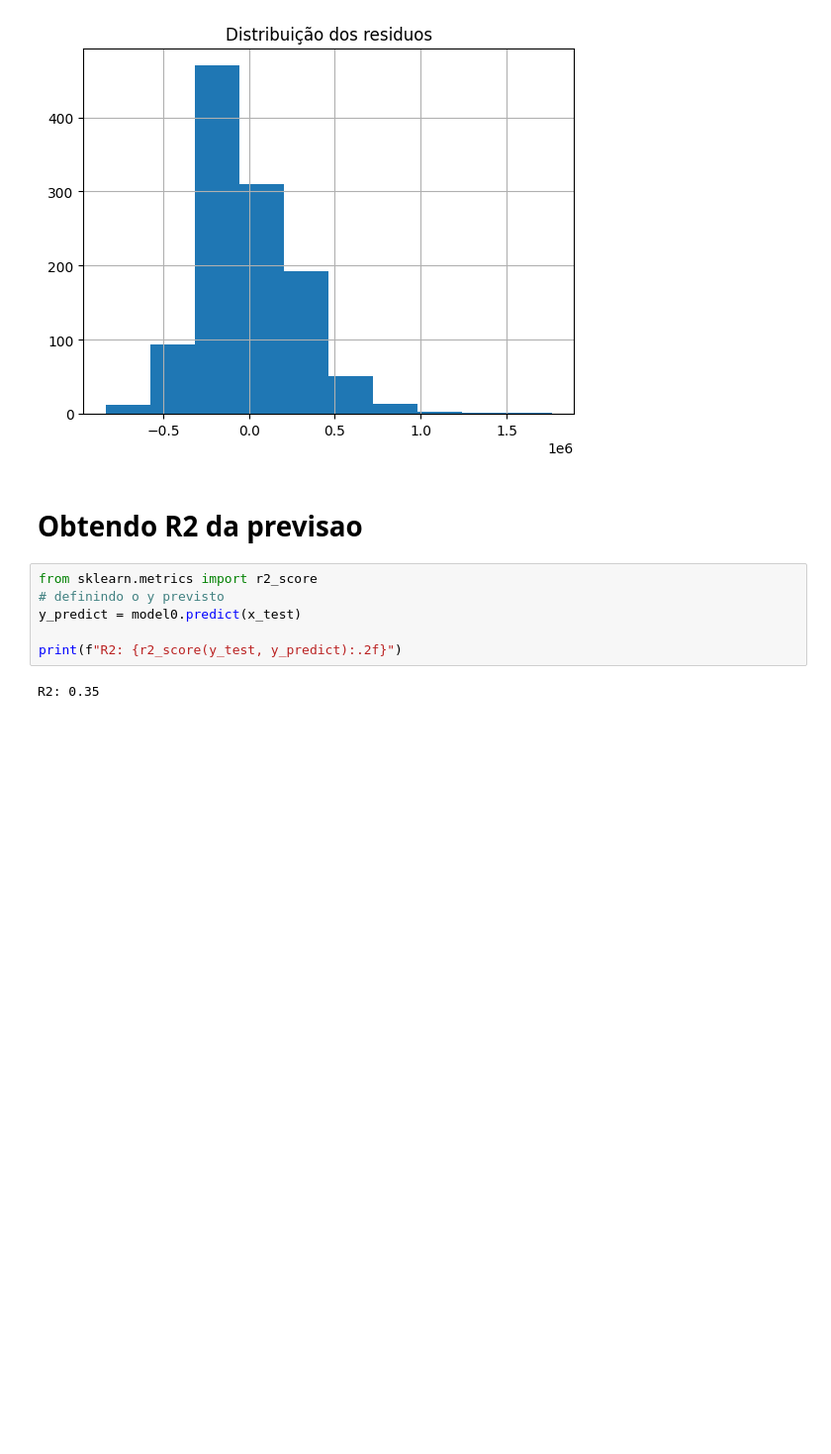
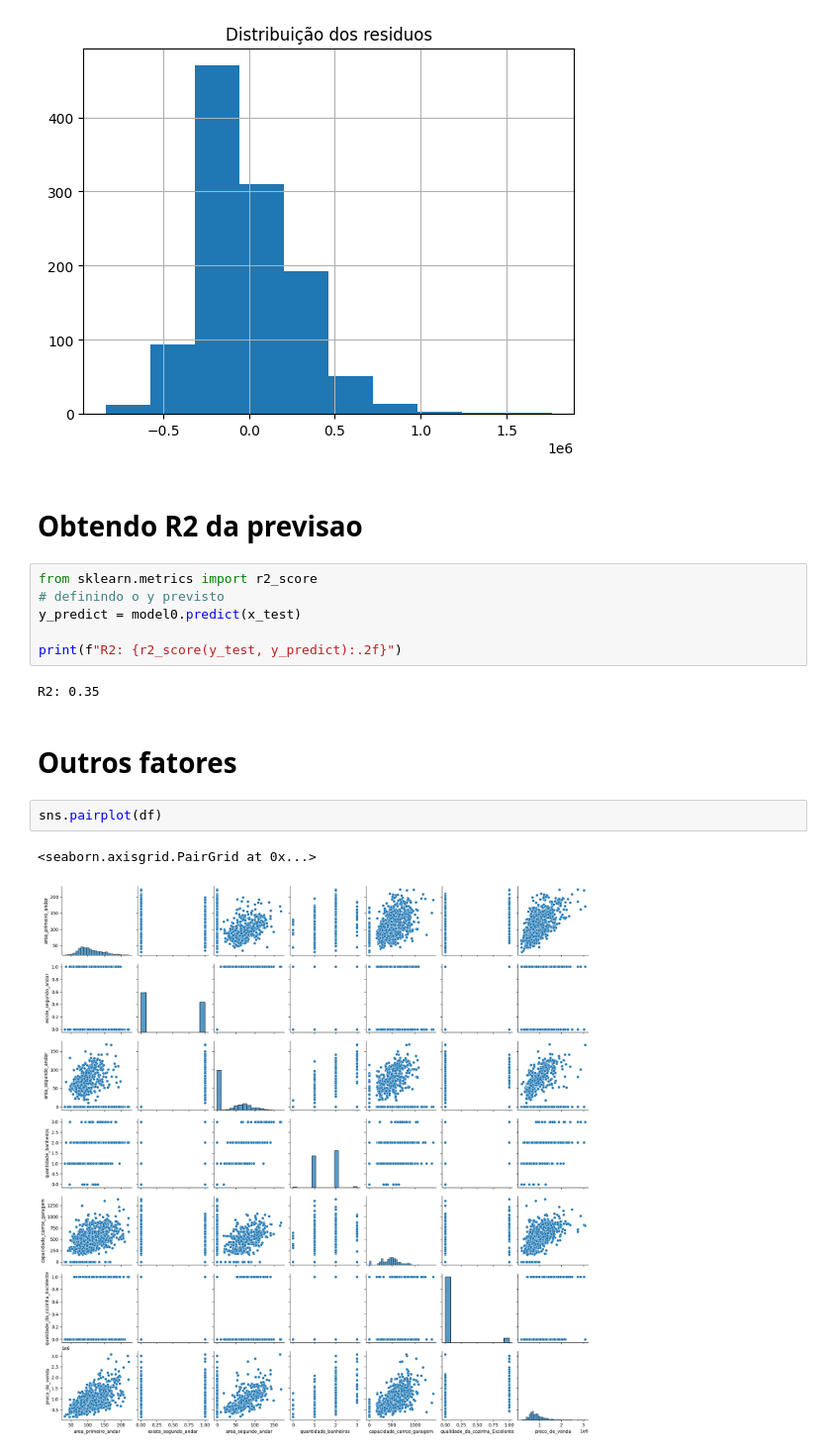
Before and after one commit to RafaelBernardinoDev/linear-regression-housing, a Jupyter notebook: house_price_prediction.ipynb, the cells around one changed output. Shown at 99% size. Saved outputs shown, nothing was run; the diff lists cells and outputs as text; blank space fills up the shorter version.

```diff
--- a/house_price_prediction.ipynb
+++ b/house_price_prediction.ipynb
@@ -215,3 +215,10 @@ y_predict = model0.predict(x_test)
 print(f"R2: {r2_score(y_test, y_predict):.2f}")
 # %% [output]
 R2: 0.35
+# %% [markdown]
+# Outros fatores
+# %%
+sns.pairplot(df)
+# %% [output]
+<seaborn.axisgrid.PairGrid at 0x...>
+[figure, added]
```
Also changed, not shown: parts of 22 cells of this notebook.
